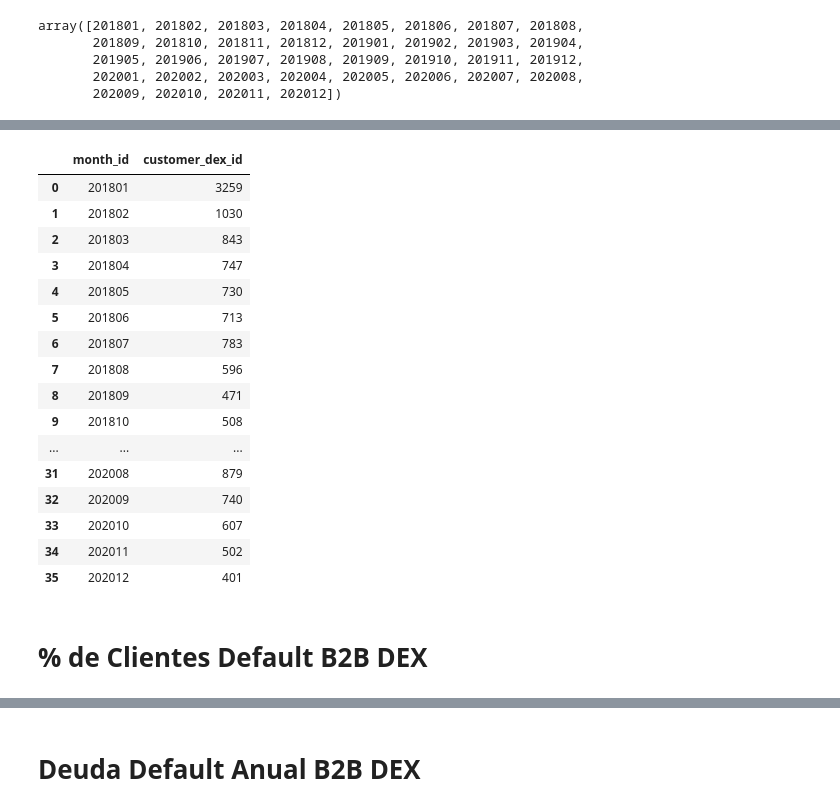
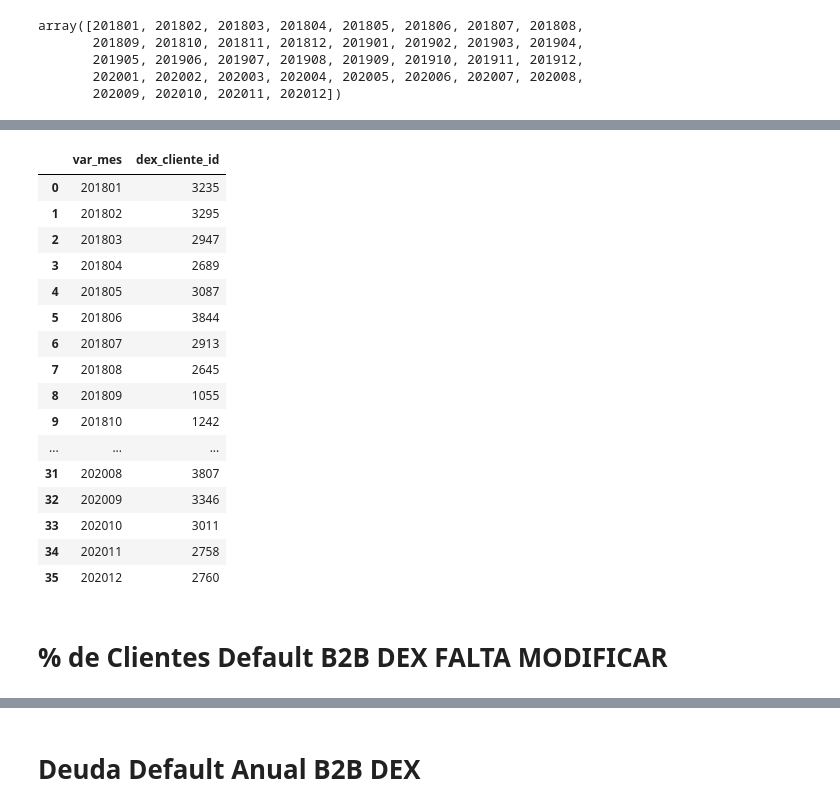
Before and after one commit to jbaraybar/dex_presentacion, a Jupyter notebook: presentacion.ipynb, the cells around one changed output, grey strips where cells are left out. Drawn from its saved outputs; the diff is of its cells as text; code cells hidden in the pictures.

```diff
--- a/presentacion.ipynb
+++ b/presentacion.ipynb
@@ -200,6 +185,6 @@ df.head()
 # %%
-df[['customer_dex_id']] = df['customer_dex_id'].astype('int64')
-df.iloc[:,5:] = df.iloc[:,5:].fillna(0)
+df[['dex_cliente_id']] = df['dex_cliente_id'].astype('int64')
+df.iloc[:,7:] = df.iloc[:,7:].fillna(0)
 # %%
 df.info()
 # %% [output]
@@ -252,8 +212,8 @@ df.shape
 # %%
-df['deuda_default'] = (df['delay_061_090_days']+
-                       df['delay_091_120_days']+df['delay_121_150_days']+
-                       df['delay_151_180_days']+df['delay_181_360_days']+
-                       df['delay_360_to_more'])
+df['deuda_default'] = (df['atr_61_90_dias']+
+                       df['atr_91_120_dias']+df['atr_121_150_dias']+
+                       df['atr_151_180_dias']+df['atr_181_360_dias']+
+                       df['atr_360_dias_a_mas'])
 # %%
 df
 # %% [output]
@@ -305,3 +265,3 @@ df[df['amount'] <= 0]
 # %%
-df = df[df['amount'] >=0]
-df
+#df = df[df['amount'] >= 0]
+#df
@@ -322,5 +268,5 @@ df
 # %%
 df['tipo_dex'] = np.where((df['type'] == 'GASTRONOMÍA') | (df['type'] == 'PANIFICACIÓN'),'B2B','CMP')
-df['flag_default'] = np.where(df['deuda_default'] > 0,1,0)
+#df['flag_default'] = np.where(df['deuda_default'] > 0,1,0)
 
-df['year'] = df['month_id'].astype(str).str.slice(stop=4)
+df['year'] = df['var_mes'].astype(str).str.slice(stop=4)
@@ -358,32 +404,32 @@ temp
 # %%
 # clientes únicos por año
 temp2 = pd.pivot_table(
     df[df['deuda_default'] > 0],
-    index=["month_id"],
-    aggfunc={"customer_dex_id": pd.Series.nunique},  # count distinct
+    index=["var_mes"],
+    aggfunc={"dex_cliente_id": pd.Series.nunique},  # count distinct
 )
 temp2 = temp2.reset_index()
 temp2
 # %% [output]
-|  | month_id | customer_dex_id |
-| 0 | 201801 | 3259 |
-| 1 | 201802 | 1030 |
-| 2 | 201803 | 843 |
-| 3 | 201804 | 747 |
-| 4 | 201805 | 730 |
-| 5 | 201806 | 713 |
-| 6 | 201807 | 783 |
-| 7 | 201808 | 596 |
-| 8 | 201809 | 471 |
-| 9 | 201810 | 508 |
+|  | var_mes | dex_cliente_id |
+| 0 | 201801 | 3235 |
+| 1 | 201802 | 3295 |
+| 2 | 201803 | 2947 |
+| 3 | 201804 | 2689 |
+| 4 | 201805 | 3087 |
+| 5 | 201806 | 3844 |
+| 6 | 201807 | 2913 |
+| 7 | 201808 | 2645 |
+| 8 | 201809 | 1055 |
+| 9 | 201810 | 1242 |
 | ... | ... | ... |
-| 31 | 202008 | 879 |
-| 32 | 202009 | 740 |
-| 33 | 202010 | 607 |
-| 34 | 202011 | 502 |
-| 35 | 202012 | 401 |
+| 31 | 202008 | 3807 |
+| 32 | 202009 | 3346 |
+| 33 | 202010 | 3011 |
+| 34 | 202011 | 2758 |
+| 35 | 202012 | 2760 |
 # %% [markdown]
-# % de Clientes Default B2B DEX
+# % de Clientes Default B2B DEX FALTA MODIFICAR
 # %%
 #Default B2B DEX
 pd.crosstab(df_b2b['flag_default'],
```
Also changed, not shown: parts of 51 cells of this notebook.
